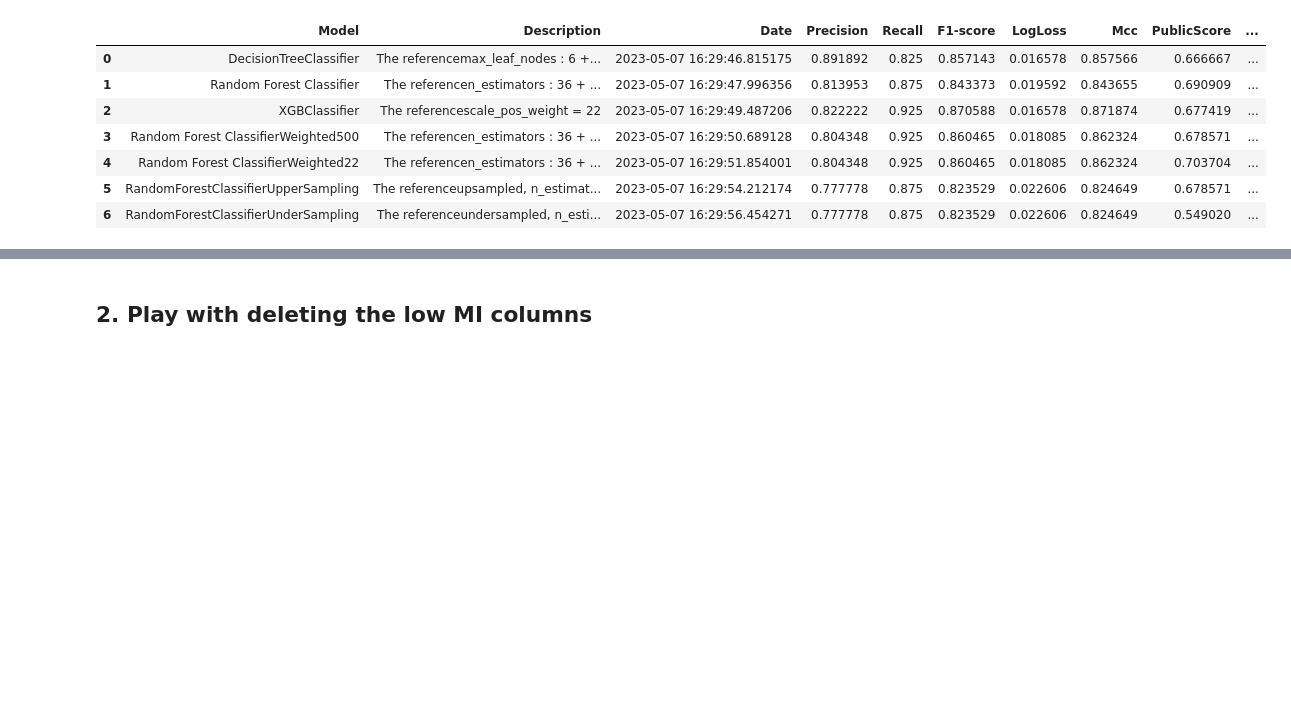
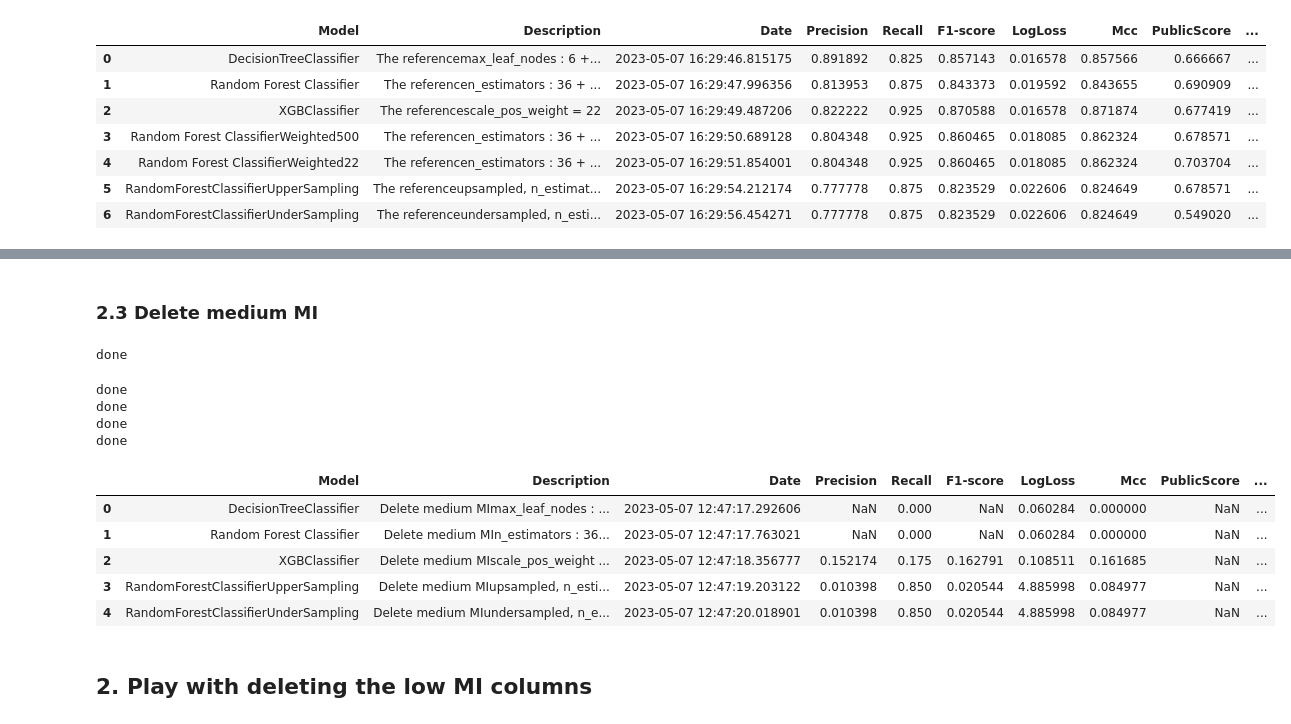
Before and after one commit to SarahLiettefti/AI5L_AILab_FraudDetection, a Jupyter notebook: TestEverything.ipynb, the cells around one changed output, grey strips where cells are left out. Saved outputs shown, nothing was run; the diff lists cells and outputs as text; code cells hidden in the pictures; blank space fills up the shorter version.

```diff
--- a/TestEverything.ipynb
+++ b/TestEverything.ipynb
@@ -271,3 +692,36 @@ done
+# %% [markdown]
+### 2.3 Delete medium MI
+# %%
+train_X.drop(verylowMI, inplace=True, axis=1, errors='ignore')
+val_X.drop(verylowMI, inplace=True, axis=1, errors='ignore')
+test_X.drop(verylowMI, inplace=True, axis=1, errors='ignore')
+X_entier.drop(verylowMI, inplace=True, axis=1, errors='ignore')
+train_X.drop(lowMI, inplace=True, axis=1, errors='ignore')
+val_X.drop(lowMI, inplace=True, axis=1, errors='ignore')
+test_X.drop(lowMI, inplace=True, axis=1, errors='ignore')
+X_entier.drop(lowMI, inplace=True, axis=1, errors='ignore')
+
+train_X.drop(mediumMI, inplace=True, axis=1, errors='ignore')
+val_X.drop(mediumMI, inplace=True, axis=1, errors='ignore')
+test_X.drop(mediumMI, inplace=True, axis=1, errors='ignore')
+X_entier.drop(mediumMI, inplace=True, axis=1, errors='ignore')
+
+withoutmediumMI = comparemodels(train_X, train_y, val_X, test_X, "Delete medium MI")
+withoutmediumMI["PublicScore"] = [np.nan, np.nan, np.nan, np.nan, np.nan]
+withoutmediumMI["PrivateScore"] = [np.nan, np.nan, np.nan, np.nan, np.nan]
+withoutmediumMI
+# %% [output]
+done
+done
+done
+done
+done
+|  | Model | Description | Date | Precision | Recall | F1-score | LogLoss | Mcc | PublicScore | ... |
+| 0 | DecisionTreeClassifier | Delete medium MImax_leaf_nodes : ... | 2023-05-07 12:47:17.292606 | NaN | 0.000 | NaN | 0.060284 | 0.000000 | NaN | ... |
+| 1 | Random Forest Classifier | Delete medium MIn_estimators : 36... | 2023-05-07 12:47:17.763021 | NaN | 0.000 | NaN | 0.060284 | 0.000000 | NaN | ... |
+| 2 | XGBClassifier | Delete medium MIscale_pos_weight ... | 2023-05-07 12:47:18.356777 | 0.152174 | 0.175 | 0.162791 | 0.108511 | 0.161685 | NaN | ... |
+| 3 | RandomForestClassifierUpperSampling | Delete medium MIupsampled, n_esti... | 2023-05-07 12:47:19.203122 | 0.010398 | 0.850 | 0.020544 | 4.885998 | 0.084977 | NaN | ... |
+| 4 | RandomForestClassifierUnderSampling | Delete medium MIundersampled, n_e... | 2023-05-07 12:47:20.018901 | 0.010398 | 0.850 | 0.020544 | 4.885998 | 0.084977 | NaN | ... |
 # %% [markdown]
 ## 2. Play with deleting the low MI columns
 # %%
```
Also changed, not shown: parts of 34 cells of this notebook.
